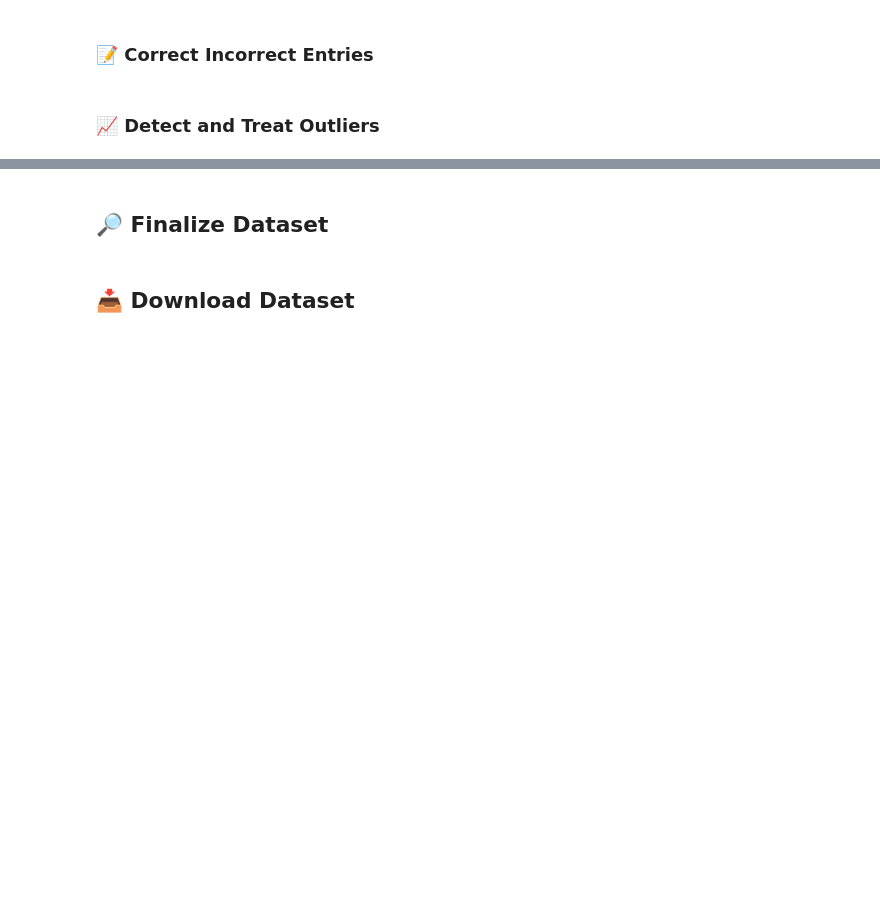
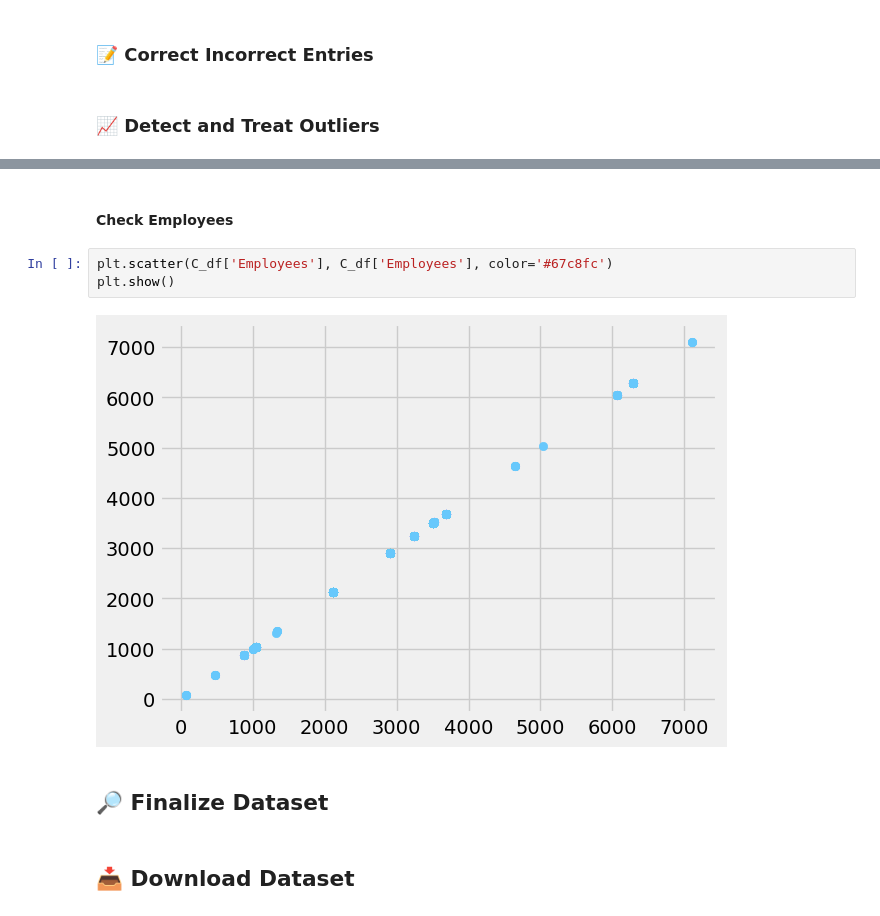
Before and after one commit to mitano-17/Nidec-Drives-Data-Cleaning, a Jupyter notebook: Dataset_C_3042-3879_Cleaner.ipynb, the cells around one changed output, grey strips where cells are left out. Saved outputs shown, nothing was run; the diff lists cells and outputs as text; blank space fills up the shorter version.

```diff
--- a/Dataset_C_3042-3879_Cleaner.ipynb
+++ b/Dataset_C_3042-3879_Cleaner.ipynb
@@ -417,3 +452,10 @@ C_df.shape
+# %% [markdown]
+<h4>Check Employees</h4>
+# %%
+plt.scatter(C_df['Employees'], C_df['Employees'], color='#67c8fc')
+plt.show()
+# %% [output]
+[figure, added]
 # %% [markdown]
 <h2>🔎 Finalize Dataset</h2>
 # %% [markdown]
```
Also changed, not shown: parts of 8 cells of this notebook.
